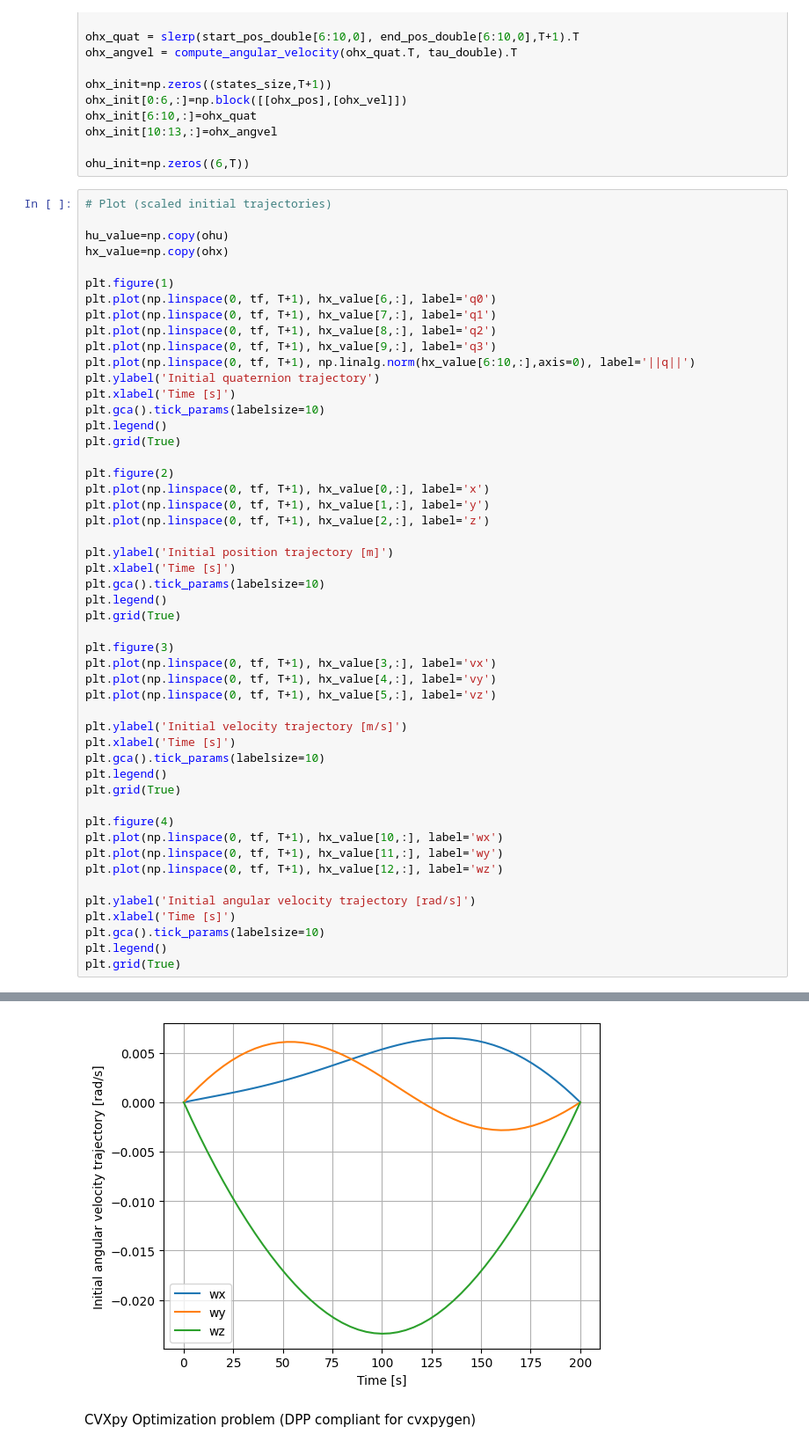
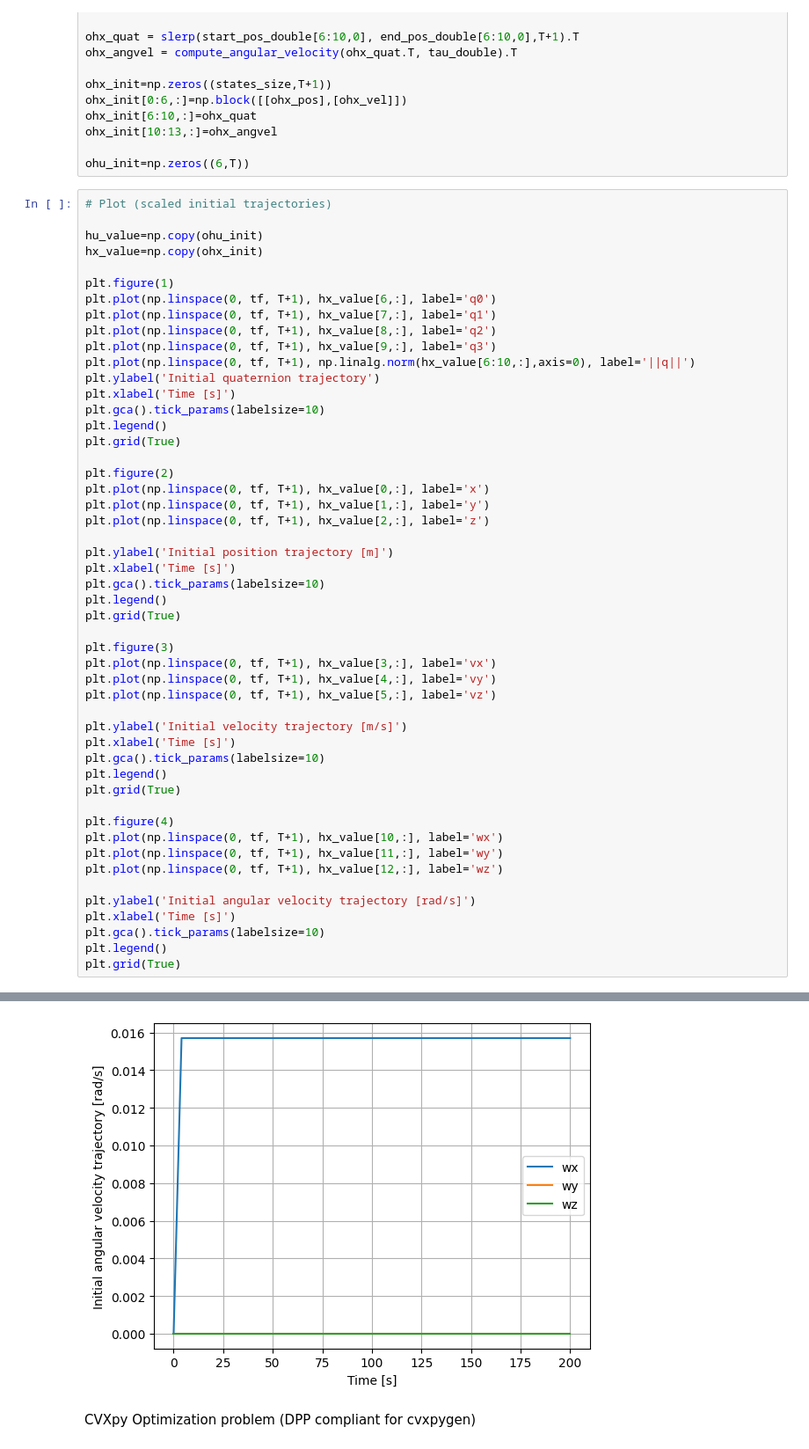
Before and after one commit to Franklin10mfq/COGU, a Jupyter notebook: COGU_algorithms/Astrobee_template/SCVx_official_template_cvxpy_cvxpygen.ipynb, the cells around one changed output, grey strips where cells are left out. Shown at 88% size. Cells and saved outputs as stored; diff of their text form.

```diff
--- a/COGU_algorithms/Astrobee_template/SCVx_official_template_cvxpy_cvxpygen.ipynb
+++ b/COGU_algorithms/Astrobee_template/SCVx_official_template_cvxpy_cvxpygen.ipynb
@@ -741,8 +741,8 @@ ohu_init=np.zeros((6,T))
 # %%
 # Plot (scaled initial trajectories)
 
-hu_value=np.copy(ohu)
-hx_value=np.copy(ohx)
+hu_value=np.copy(ohu_init)
+hx_value=np.copy(ohx_init)
 
 plt.figure(1)
 plt.plot(np.linspace(0, tf, T+1), hx_value[6,:], label='q0')
@@ -795,4 +795,4 @@ plt.grid(True)
-[figure, old version]
+[figure, new version]
 # %% [markdown]
 CVXpy Optimization problem (DPP compliant for cvxpygen)
 # %%
```
Also changed, not shown: parts of 4 cells of this notebook, 1 other file.
